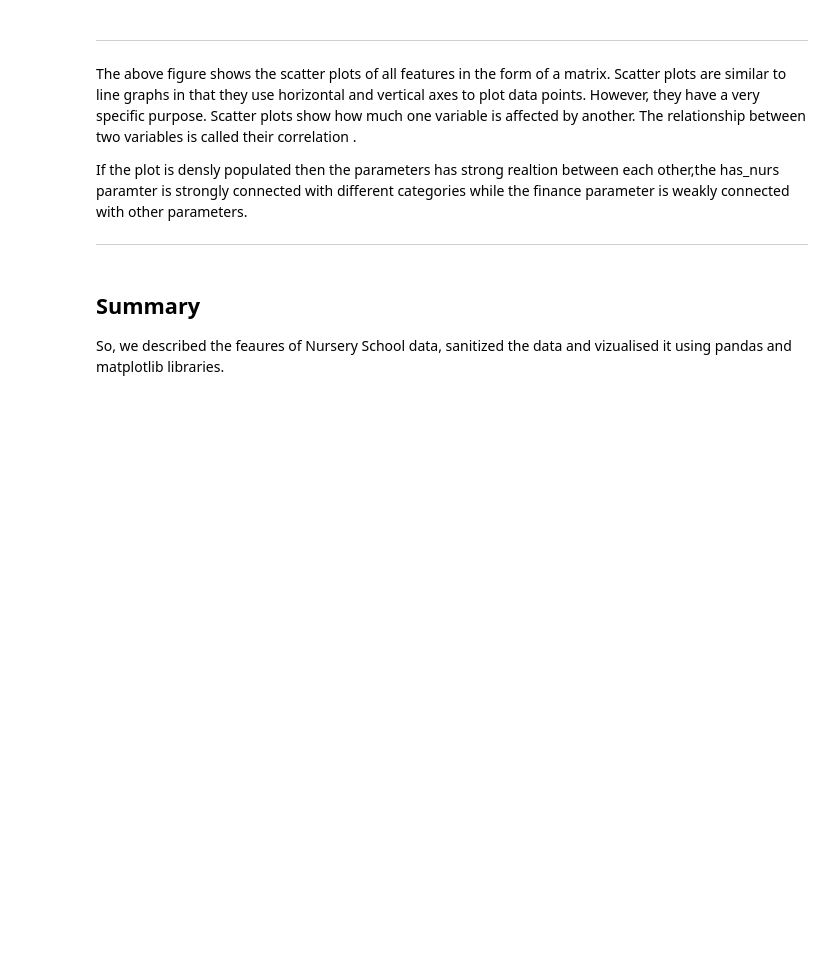
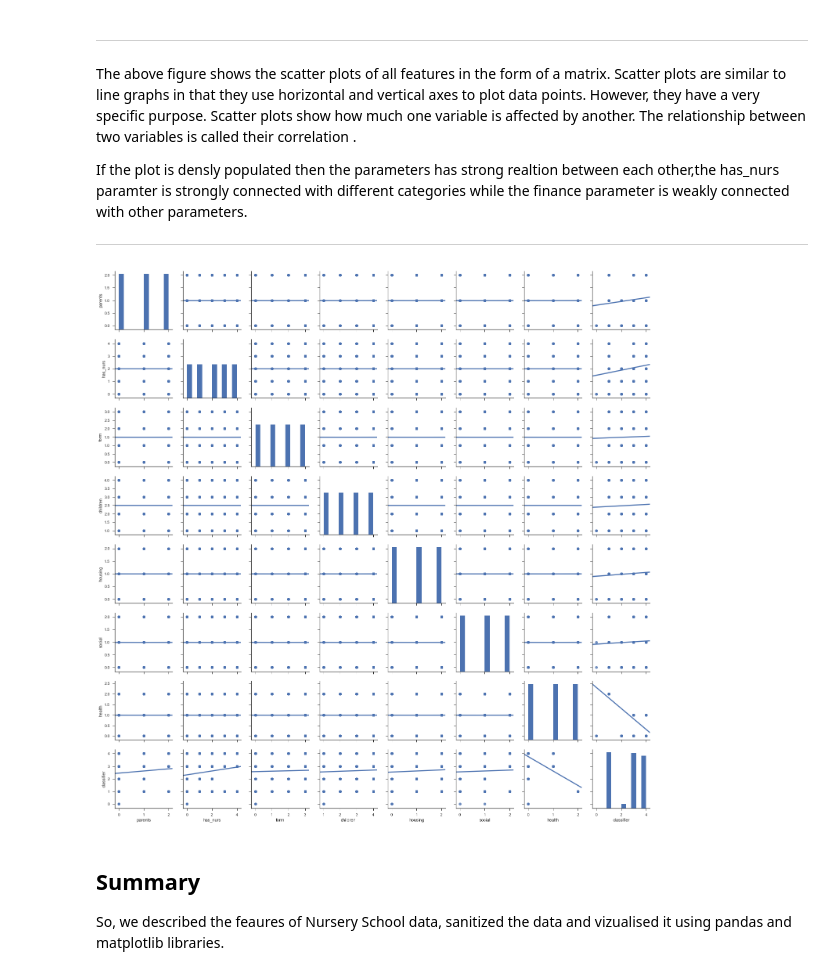
Before and after one commit to SHARANAMRUTHSAI/MACHINE_LEARNING, a Jupyter notebook: Nursery/Nursery.ipynb, the cells around one changed output. Cells and saved outputs as stored; diff of their text form; code cells hidden in the pictures; blank space fills up the shorter version.

```diff
--- a/Nursery/Nursery.ipynb
+++ b/Nursery/Nursery.ipynb
@@ -276,6 +280,10 @@ Scatter plots are similar to line graphs in that they use horizontal and vertica
 If the plot is densly populated then the parameters has strong realtion between each other,the has_nurs paramter is strongly connected with different categories while the finance parameter is weakly connected with other parameters.
 
 *********
+# %%
+g = sns.pairplot(df, kind="reg")
+# %% [output]
+[figure, added]
 # %% [markdown]
 ## Summary
 
```
Also changed, not shown: parts of 9 cells of this notebook.
